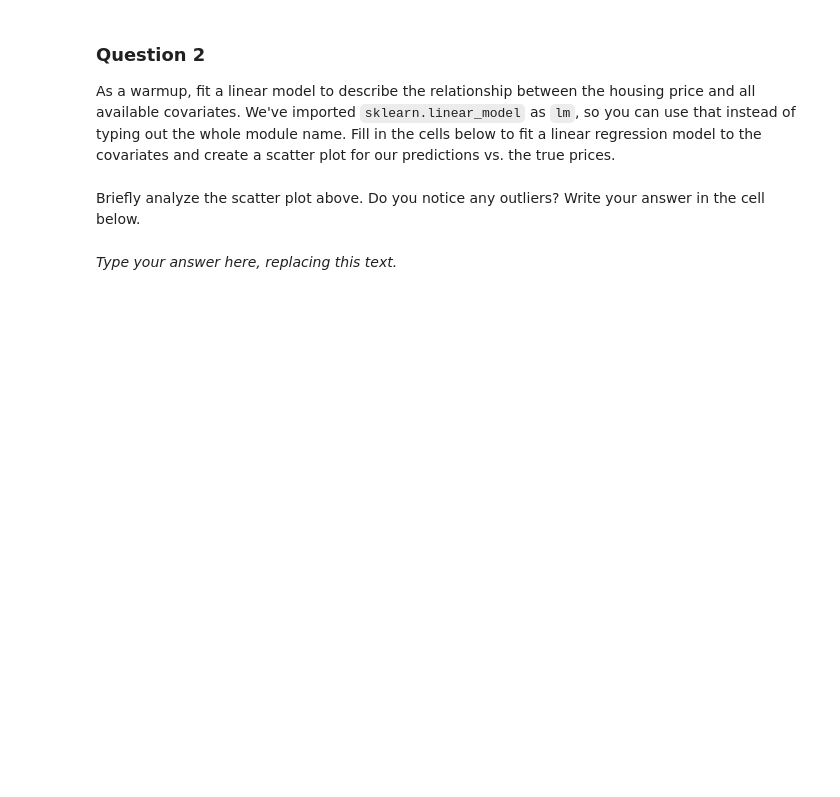
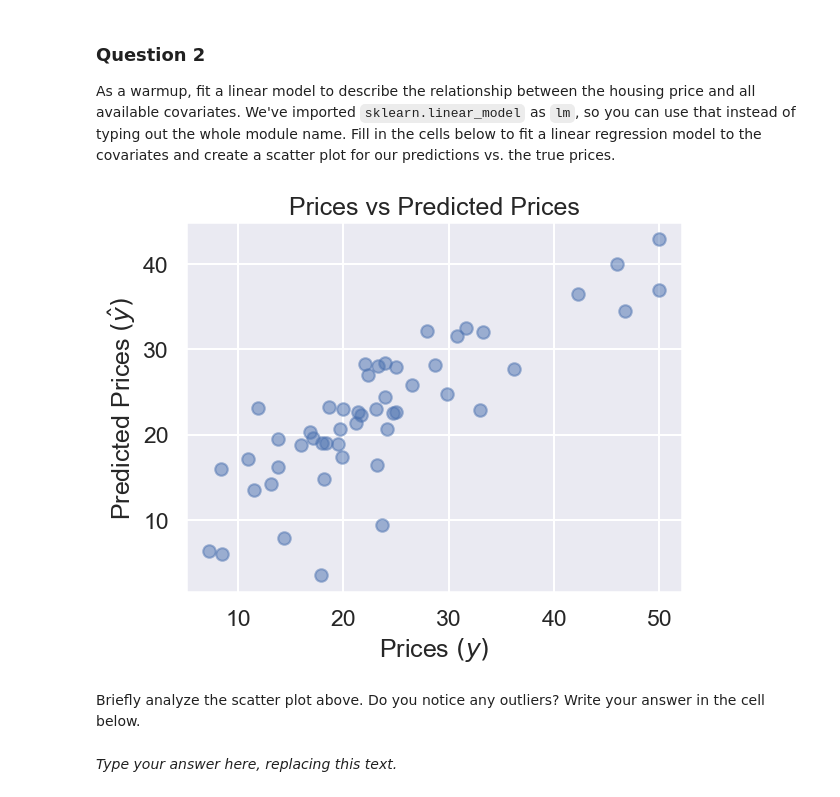
Before and after one commit to AliceRayLu/data-100-sp22, a Jupyter notebook: lab/lab08/lab08.ipynb, the cells around one changed output. Saved outputs shown, nothing was run; the diff lists cells and outputs as text; code cells hidden in the pictures; blank space fills up the shorter version.

```diff
--- a/lab/lab08/lab08.ipynb
+++ b/lab/lab08/lab08.ipynb
@@ -91,6 +121,6 @@ np.random.seed(45)
 X = boston
 Y = pd.Series(boston_data['target'])
 
-...
+X_train, X_holdout, Y_train, Y_holdout = train_test_split(X,Y,test_size=0.1)
 # %%
 grader.check("q1")
@@ -106,19 +138,21 @@ name: q2
 # %%
 import sklearn.linear_model as lm
 
 linear_model = lm.LinearRegression()
 
 # Fit your linear model
-#linear_model.fit(...)
+linear_model.fit(X_train,Y_train)
 
 # Predict housing prices on the test set
-Y_pred = ...
+Y_pred = linear_model.predict(X_holdout)
 
 # Plot predicted vs true prices
 plt.scatter(Y_holdout, Y_pred, alpha=0.5)
 plt.xlabel("Prices $(y)$")
 plt.ylabel("Predicted Prices $(\hat{y})$")
 plt.title("Prices vs Predicted Prices");
+# %% [output]
+[figure, added]
 # %% [markdown]
 Briefly analyze the scatter plot above. Do you notice any outliers? Write your answer in the cell below.
 # %% [markdown]
```
Also changed, not shown: parts of 38 cells of this notebook, 4 other files.
